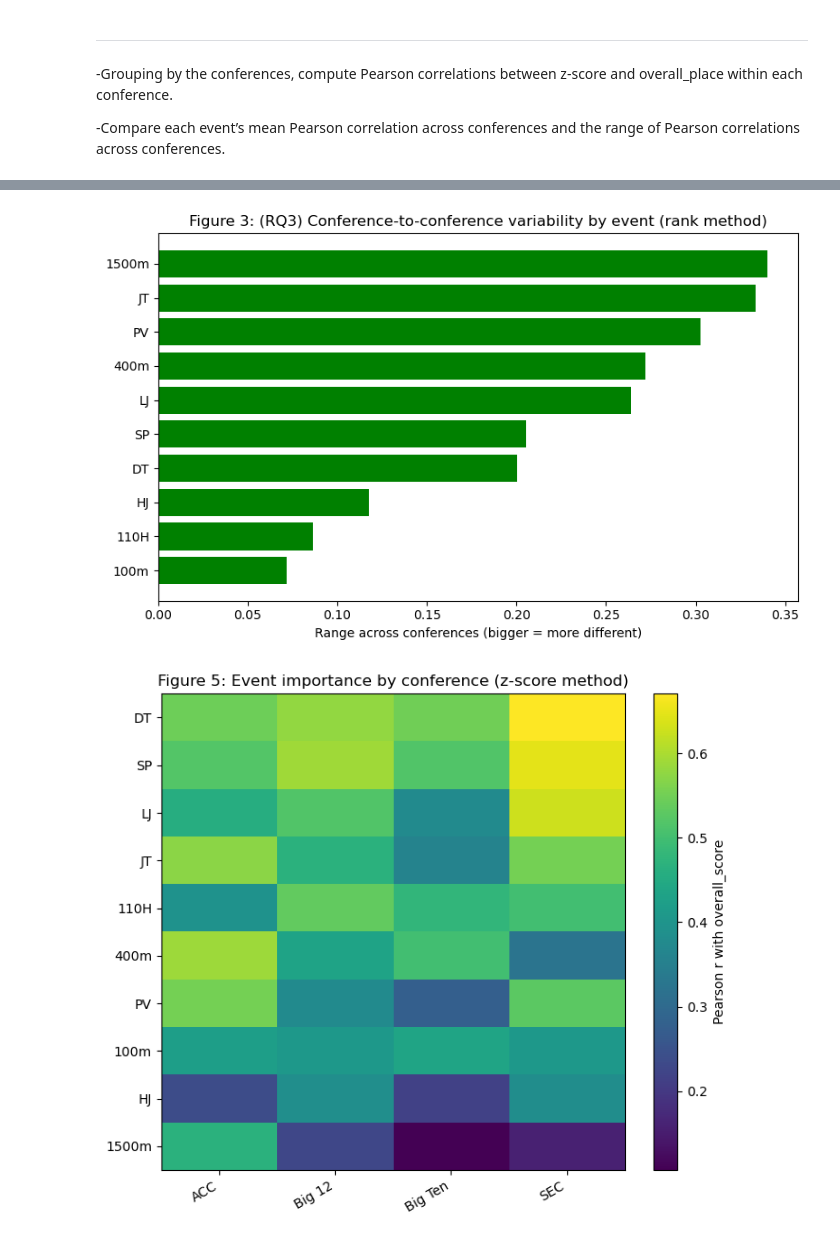
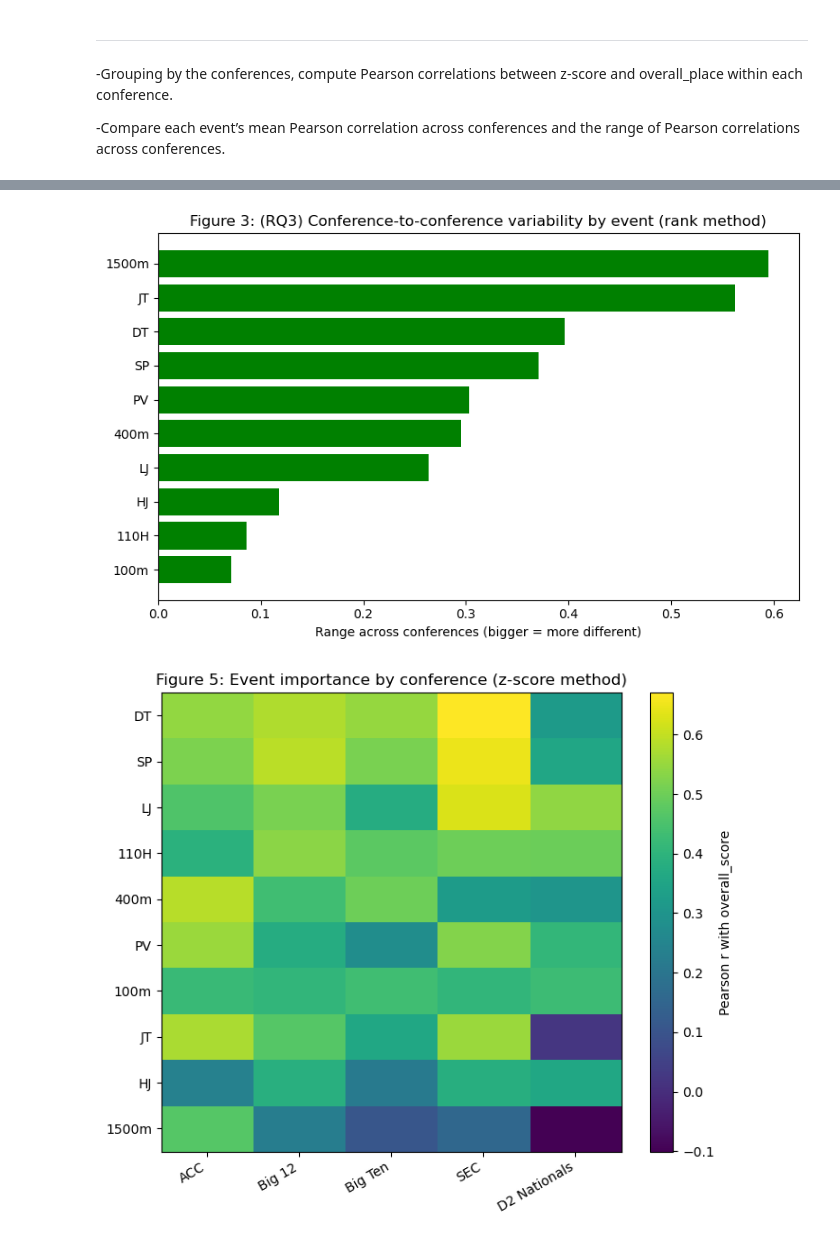
Before and after one commit to DavisReinhard/Decathlon-Research-Project-DReinhard, a Jupyter notebook: Decathlon Project DReinhard.ipynb, the cells around one changed output, grey strips where cells are left out. Saved outputs shown, nothing was run; the diff lists cells and outputs as text; code cells hidden in the pictures.

```diff
--- a/Decathlon Project DReinhard.ipynb
+++ b/Decathlon Project DReinhard.ipynb
@@ -12,52 +12,53 @@ import numpy as np
 from pathlib import Path
 import matplotlib.pyplot as plt
 
-conference_folders = {
+data_folders = {
     "Big Ten": r"C:\Users\Dana\OneDrive\Documents\Big 10 Meets",
-    "SEC":     r"C:\Users\Dana\OneDrive\Documents\SEC Meets",
-    "Big 12":  r"C:\Users\Dana\OneDrive\Documents\Big 12 Meets",
-    "ACC":     r"C:\Users\Dana\OneDrive\Documents\ACC Meets",
+    "SEC": r"C:\Users\Dana\OneDrive\Documents\SEC Meets",
+    "Big 12": r"C:\Users\Dana\OneDrive\Documents\Big 12 Meets",
+    "ACC": r"C:\Users\Dana\OneDrive\Documents\ACC Meets",
+    "D2 Nationals": r"C:\Users\Dana\CIS602 Decathlon Research\CIS602 Github\github Documents Decathlon\CIS602-Project\D2",
 }
 
 required_cols = [
-    "Final Place","Athlete","POINTS",
-    "100m","LJ","SP","HJ","400m","110mH","DT","PV","JT","1500m"
+    "Final Place", "Athlete", "POINTS",
+    "100m", "LJ", "SP", "HJ", "400m", "110mH", "DT", "PV", "JT", "1500m"
 ]
 
 frames = []
 
-for conf, folder in conference_folders.items():
+for group, folder in data_folders.items():
     folder = str(folder).strip('"')
     data_dir = Path(folder)
 
     files = sorted(data_dir.glob("*.csv"))
     if len(files) == 0:
-        raise FileNotFoundError(f"No CSV files found for {conf} in: {data_dir}")
+        raise FileNotFoundError(f"No CSV files found for {group} in: {data_dir}")
 
-    print(f"{conf}: {len(files)} files")
+    print(f"{group}: {len(files)} files")
 
     for f in files:
         tmp = pd.read_csv(f)
 
         missing = set(required_cols) - set(tmp.columns)
         if missing:
-            raise ValueError(f"{conf} | {f.name} is missing columns: {sorted(missing)}")
+            raise ValueError(f"{group} | {f.name} is missing columns: {sorted(missing)}")
 
         tmp = tmp.copy()
-        tmp["conference"] = conf
+        tmp["conference"] = group
 
-        conf_tag = conf.replace(" ", "").replace("-", "")
-        tmp["meet_id"] = f"{conf_tag}_{f.stem}"
+        group_tag = group.replace(" ", "").replace("-", "")
+        tmp["meet_id"] = f"{group_tag}_{f.stem}"
 
         frames.append(tmp)
 
 df_all = pd.concat(frames, ignore_index=True)
-df = df_all
+df = df_all.copy()
 
 print("\nRows:", len(df_all), "| Meets:", df_all["meet_id"].nunique())
 print("\nRows by conference:\n", df_all["conference"].value_counts())
 
-df_all[["conference","meet_id","Final Place","Athlete","POINTS"]].head()
+df_all[["conference", "meet_id", "Final Place", "Athlete", "POINTS"]].head()
 # %% [output]
 Big Ten: 15 files
 SEC: 15 files
@@ -462,24 +461,24 @@ plt.title("Figure 3: (RQ3) Conference-to-conference variability by event (rank m
 plt.tight_layout()
 plt.show()
 # %% [output]
-[figure, old version]
+[figure, new version]
 # %%
-confs = ["ACC", "Big 12", "Big Ten", "SEC"]
+confs = ["ACC", "Big 12", "Big Ten", "SEC", "D2 Nationals"]
 
 M = z_wide[confs].copy()
 M = M.loc[M.mean(axis=1).sort_values(ascending=False).index]  # order events by overall strength
 
 plt.figure(figsize=(7, 6))
 img = plt.imshow(M.values, aspect="auto")
 plt.colorbar(img, label="Pearson r with overall_score")
 
 plt.xticks(range(len(confs)), confs, rotation=30, ha="right")
 plt.yticks(range(len(M.index)), M.index)
 plt.title("Figure 5: Event importance by conference (z-score method)")
 plt.tight_layout()
 plt.show()
 # %% [output]
-[figure, old version]
+[figure, new version]
 # %%
 meet_corrs = []
 for mid, d in df_z.groupby("meet_id"):
```
Also changed, not shown: parts of 14 cells of this notebook.
